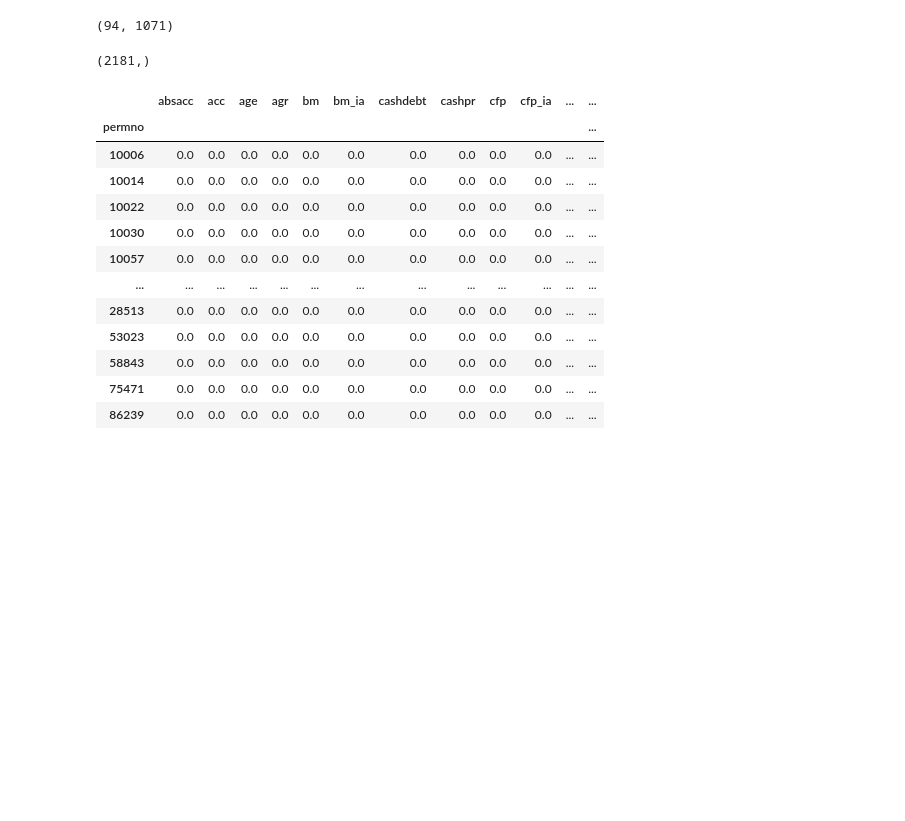
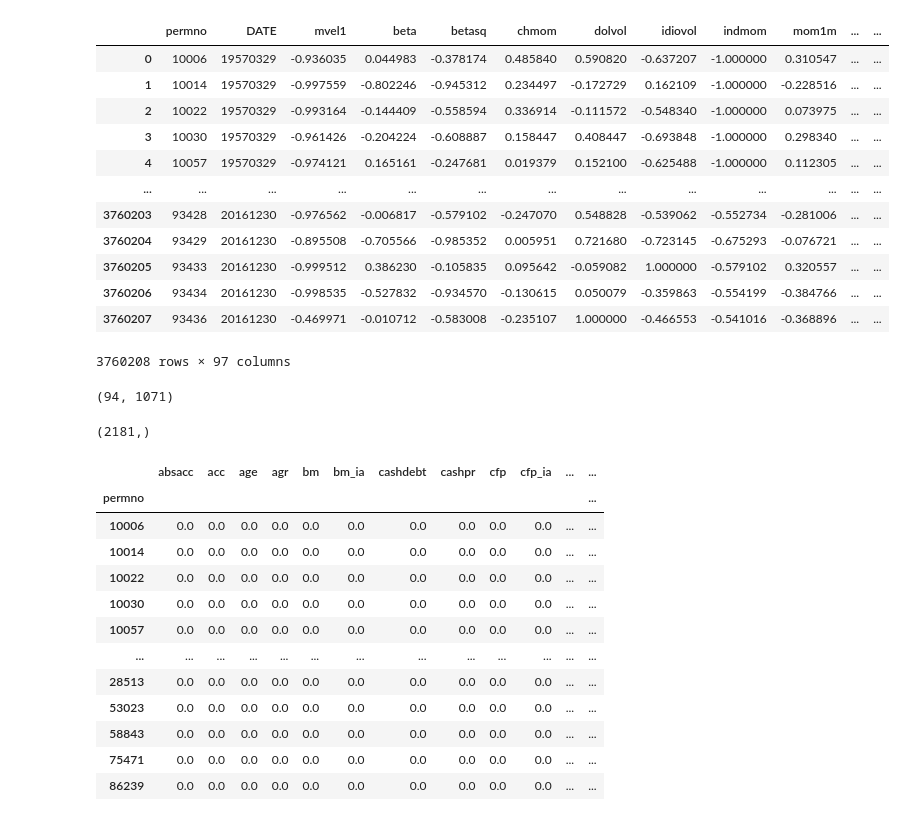
Before and after one commit to RichardS0268/Autoencoder-Asset-Pricing-Models, a Jupyter notebook: EDA.ipynb, the cells around one changed output. Saved outputs shown, nothing was run; the diff lists cells and outputs as text; code cells hidden in the pictures; blank space fills up the shorter version.

```diff
--- a/EDA.ipynb
+++ b/EDA.ipynb
@@ -8,6 +11,22 @@ from models.PCA import PCA
 datashare_chara = pd.read_pickle('data/datashare_re.pkl')
 portfolio_ret=  pd.read_pickle('data/portfolio_ret.pkl')
 mon_ret = pd.read_pickle('data/month_ret.pkl')
+# %%
+datashare_chara
+# %% [output]
+|  | permno | DATE | mvel1 | beta | betasq | chmom | dolvol | idiovol | indmom | mom1m | ... | ... |
+| 0 | 10006 | 19570329 | -0.936035 | 0.044983 | -0.378174 | 0.485840 | 0.590820 | -0.637207 | -1.000000 | 0.310547 | ... | ... |
+| 1 | 10014 | 19570329 | -0.997559 | -0.802246 | -0.945312 | 0.234497 | -0.172729 | 0.162109 | -1.000000 | -0.228516 | ... | ... |
+| 2 | 10022 | 19570329 | -0.993164 | -0.144409 | -0.558594 | 0.336914 | -0.111572 | -0.548340 | -1.000000 | 0.073975 | ... | ... |
+| 3 | 10030 | 19570329 | -0.961426 | -0.204224 | -0.608887 | 0.158447 | 0.408447 | -0.693848 | -1.000000 | 0.298340 | ... | ... |
+| 4 | 10057 | 19570329 | -0.974121 | 0.165161 | -0.247681 | 0.019379 | 0.152100 | -0.625488 | -1.000000 | 0.112305 | ... | ... |
+| ... | ... | ... | ... | ... | ... | ... | ... | ... | ... | ... | ... | ... |
+| 3760203 | 93428 | 20161230 | -0.976562 | -0.006817 | -0.579102 | -0.247070 | 0.548828 | -0.539062 | -0.552734 | -0.281006 | ... | ... |
+| 3760204 | 93429 | 20161230 | -0.895508 | -0.705566 | -0.985352 | 0.005951 | 0.721680 | -0.723145 | -0.675293 | -0.076721 | ... | ... |
+| 3760205 | 93433 | 20161230 | -0.999512 | 0.386230 | -0.105835 | 0.095642 | -0.059082 | 1.000000 | -0.579102 | 0.320557 | ... | ... |
+| 3760206 | 93434 | 20161230 | -0.998535 | -0.527832 | -0.934570 | -0.130615 | 0.050079 | -0.359863 | -0.554199 | -0.384766 | ... | ... |
+| 3760207 | 93436 | 20161230 | -0.469971 | -0.010712 | -0.583008 | -0.235107 | 1.000000 | -0.466553 | -0.541016 | -0.368896 | ... | ... |
+3760208 rows × 97 columns
 # %%
 def gen_nn_input(mon):
     beta_nn_input = datashare_chara.loc[datashare_chara['DATE'] == mon].drop_duplicates('permno').set_index('permno')[charas]
```
Also changed, not shown: parts of 1 cell of this notebook, 13 other files.
